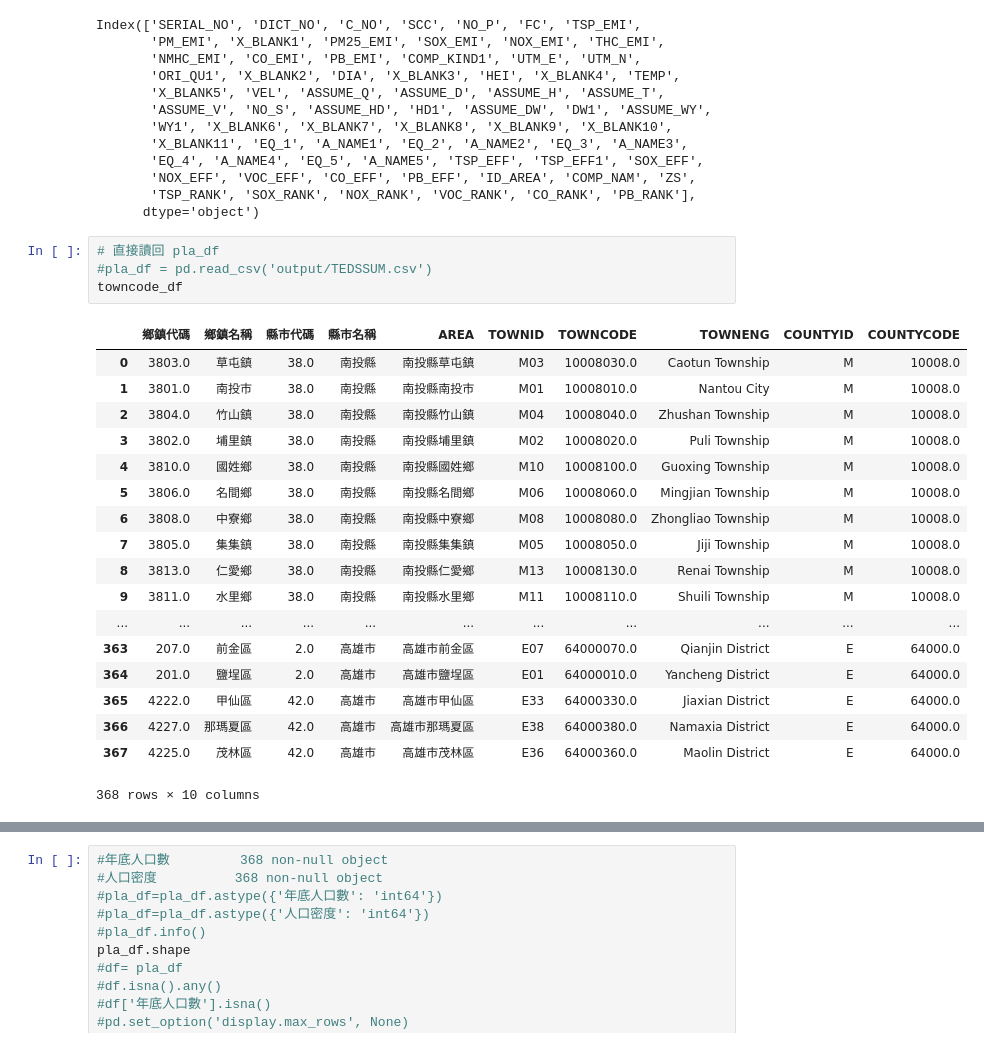
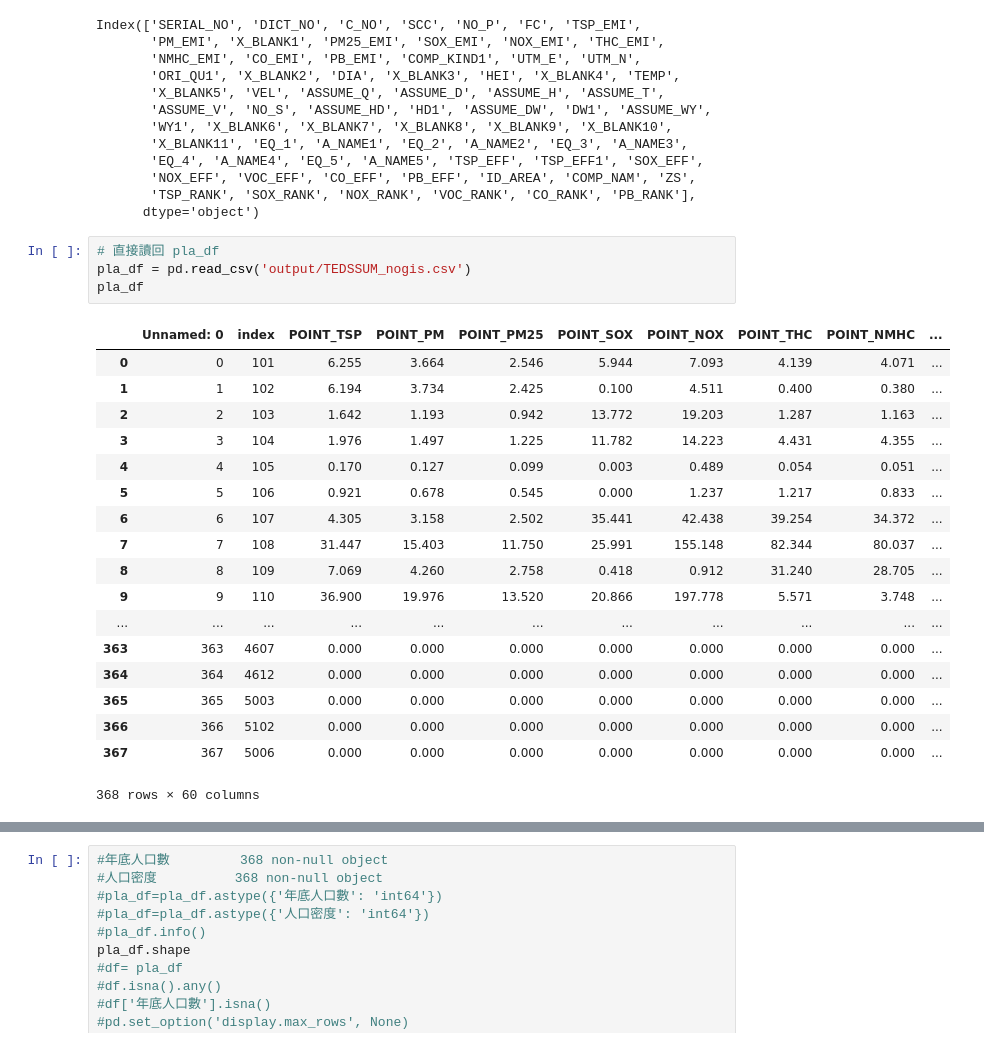
Before and after one commit to Linked-Open-Data-LOD-Taiwan/ontologies, a Jupyter notebook: script/air_TEDS.ipynb, the cells around one changed output, grey strips where cells are left out. Drawn from its saved outputs; the diff is of its cells as text.

```diff
--- a/script/air_TEDS.ipynb
+++ b/script/air_TEDS.ipynb
@@ -504,27 +498,27 @@ Index(['SERIAL_NO', 'DICT_NO', 'C_NO', 'SCC', 'NO_P', 'FC', 'TSP_EMI',
       dtype='object')
 # %%
 # 直接讀回 pla_df
-#pla_df = pd.read_csv('output/TEDSSUM.csv')
-towncode_df
+pla_df = pd.read_csv('output/TEDSSUM_nogis.csv')
+pla_df
 # %% [output]
-|  | 鄉鎮代碼 | 鄉鎮名稱 | 縣市代碼 | 縣市名稱 | AREA | TOWNID | TOWNCODE | TOWNENG | COUNTYID | COUNTYCODE |
-| 0 | 3803.0 | 草屯鎮 | 38.0 | 南投縣 | 南投縣草屯鎮 | M03 | 10008030.0 | Caotun Township | M | 10008.0 |
-| 1 | 3801.0 | 南投市 | 38.0 | 南投縣 | 南投縣南投市 | M01 | 10008010.0 | Nantou City | M | 10008.0 |
-| 2 | 3804.0 | 竹山鎮 | 38.0 | 南投縣 | 南投縣竹山鎮 | M04 | 10008040.0 | Zhushan Township | M | 10008.0 |
-| 3 | 3802.0 | 埔里鎮 | 38.0 | 南投縣 | 南投縣埔里鎮 | M02 | 10008020.0 | Puli Township | M | 10008.0 |
-| 4 | 3810.0 | 國姓鄉 | 38.0 | 南投縣 | 南投縣國姓鄉 | M10 | 10008100.0 | Guoxing Township | M | 10008.0 |
-| 5 | 3806.0 | 名間鄉 | 38.0 | 南投縣 | 南投縣名間鄉 | M06 | 10008060.0 | Mingjian Township | M | 10008.0 |
-| 6 | 3808.0 | 中寮鄉 | 38.0 | 南投縣 | 南投縣中寮鄉 | M08 | 10008080.0 | Zhongliao Township | M | 10008.0 |
-| 7 | 3805.0 | 集集鎮 | 38.0 | 南投縣 | 南投縣集集鎮 | M05 | 10008050.0 | Jiji Township | M | 10008.0 |
-| 8 | 3813.0 | 仁愛鄉 | 38.0 | 南投縣 | 南投縣仁愛鄉 | M13 | 10008130.0 | Renai Township | M | 10008.0 |
-| 9 | 3811.0 | 水里鄉 | 38.0 | 南投縣 | 南投縣水里鄉 | M11 | 10008110.0 | Shuili Township | M | 10008.0 |
+|  | Unnamed: 0 | index | POINT_TSP | POINT_PM | POINT_PM25 | POINT_SOX | POINT_NOX | POINT_THC | POINT_NMHC | ... |
+| 0 | 0 | 101 | 6.255 | 3.664 | 2.546 | 5.944 | 7.093 | 4.139 | 4.071 | ... |
+| 1 | 1 | 102 | 6.194 | 3.734 | 2.425 | 0.100 | 4.511 | 0.400 | 0.380 | ... |
+| 2 | 2 | 103 | 1.642 | 1.193 | 0.942 | 13.772 | 19.203 | 1.287 | 1.163 | ... |
+| 3 | 3 | 104 | 1.976 | 1.497 | 1.225 | 11.782 | 14.223 | 4.431 | 4.355 | ... |
+| 4 | 4 | 105 | 0.170 | 0.127 | 0.099 | 0.003 | 0.489 | 0.054 | 0.051 | ... |
+| 5 | 5 | 106 | 0.921 | 0.678 | 0.545 | 0.000 | 1.237 | 1.217 | 0.833 | ... |
+| 6 | 6 | 107 | 4.305 | 3.158 | 2.502 | 35.441 | 42.438 | 39.254 | 34.372 | ... |
+| 7 | 7 | 108 | 31.447 | 15.403 | 11.750 | 25.991 | 155.148 | 82.344 | 80.037 | ... |
+| 8 | 8 | 109 | 7.069 | 4.260 | 2.758 | 0.418 | 0.912 | 31.240 | 28.705 | ... |
+| 9 | 9 | 110 | 36.900 | 19.976 | 13.520 | 20.866 | 197.778 | 5.571 | 3.748 | ... |
 | ... | ... | ... | ... | ... | ... | ... | ... | ... | ... | ... |
-| 363 | 207.0 | 前金區 | 2.0 | 高雄市 | 高雄市前金區 | E07 | 64000070.0 | Qianjin District | E | 64000.0 |
-| 364 | 201.0 | 鹽埕區 | 2.0 | 高雄市 | 高雄市鹽埕區 | E01 | 64000010.0 | Yancheng District | E | 64000.0 |
-| 365 | 4222.0 | 甲仙區 | 42.0 | 高雄市 | 高雄市甲仙區 | E33 | 64000330.0 | Jiaxian District | E | 64000.0 |
-| 366 | 4227.0 | 那瑪夏區 | 42.0 | 高雄市 | 高雄市那瑪夏區 | E38 | 64000380.0 | Namaxia District | E | 64000.0 |
-| 367 | 4225.0 | 茂林區 | 42.0 | 高雄市 | 高雄市茂林區 | E36 | 64000360.0 | Maolin District | E | 64000.0 |
+| 363 | 363 | 4607 | 0.000 | 0.000 | 0.000 | 0.000 | 0.000 | 0.000 | 0.000 | ... |
+| 364 | 364 | 4612 | 0.000 | 0.000 | 0.000 | 0.000 | 0.000 | 0.000 | 0.000 | ... |
+| 365 | 365 | 5003 | 0.000 | 0.000 | 0.000 | 0.000 | 0.000 | 0.000 | 0.000 | ... |
+| 366 | 366 | 5102 | 0.000 | 0.000 | 0.000 | 0.000 | 0.000 | 0.000 | 0.000 | ... |
+| 367 | 367 | 5006 | 0.000 | 0.000 | 0.000 | 0.000 | 0.000 | 0.000 | 0.000 | ... |
-368 rows × 10 columns
+368 rows × 60 columns
 # %%
 #產生 點線面針對鄉鎮代號加總
 point_cols=['TSP_EMI','PM_EMI','PM25_EMI','SOX_EMI','NOX_EMI','THC_EMI','NMHC_EMI','CO_EMI','PB_EMI']
```
Also changed, not shown: parts of 21 cells of this notebook, 37 other files.
